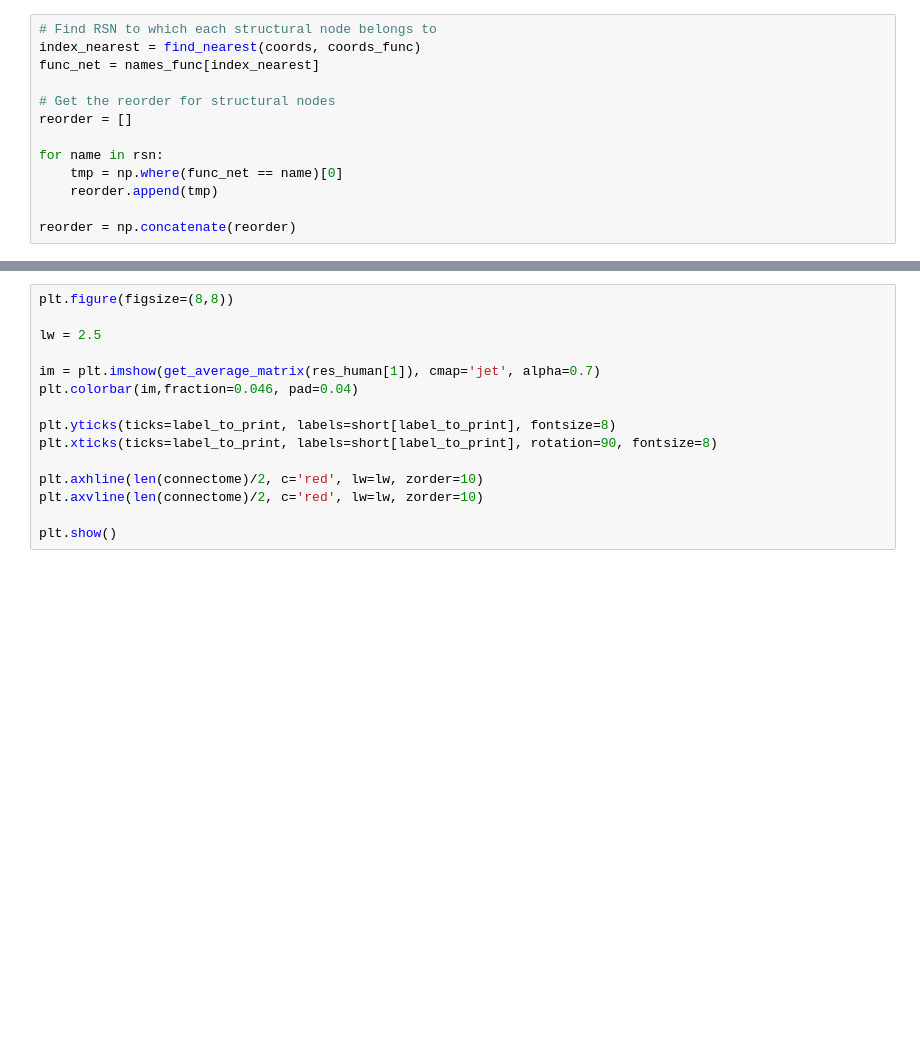
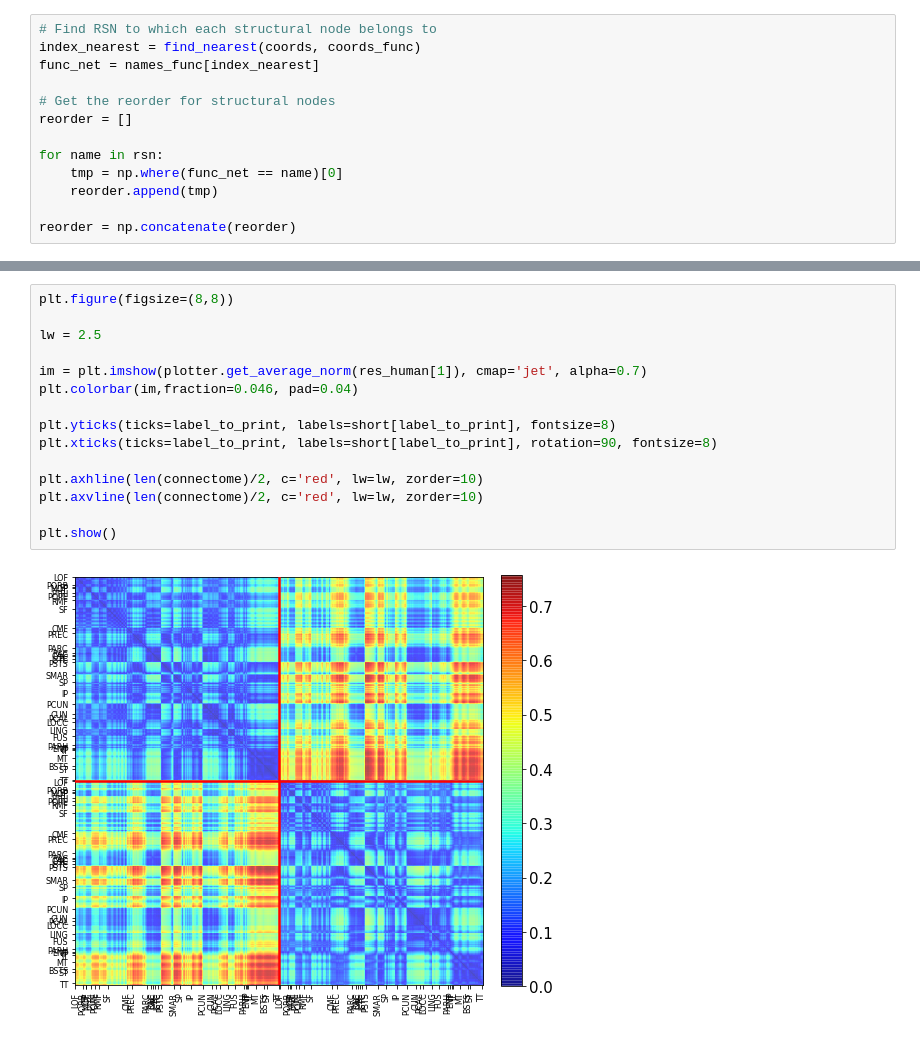
Before and after one commit to gbarzon/jacobian_geometry, a Jupyter notebook: Code_8thJune/Connectome.ipynb, the cells around one changed output, grey strips where cells are left out. Drawn from its saved outputs; the diff is of its cells as text; blank space fills up the shorter version.

```diff
--- a/Code_8thJune/Connectome.ipynb
+++ b/Code_8thJune/Connectome.ipynb
@@ -244,18 +282,20 @@ plt.show()
 # %%
 plt.figure(figsize=(8,8))
 
 lw = 2.5
 
-im = plt.imshow(get_average_matrix(res_human[1]), cmap='jet', alpha=0.7)
+im = plt.imshow(plotter.get_average_norm(res_human[1]), cmap='jet', alpha=0.7)
 plt.colorbar(im,fraction=0.046, pad=0.04)
 
 plt.yticks(ticks=label_to_print, labels=short[label_to_print], fontsize=8)
 plt.xticks(ticks=label_to_print, labels=short[label_to_print], rotation=90, fontsize=8)
 
 plt.axhline(len(connectome)/2, c='red', lw=lw, zorder=10)
 plt.axvline(len(connectome)/2, c='red', lw=lw, zorder=10)
 
 plt.show()
+# %% [output]
+[figure, added]
 # %%
 plt.figure(figsize=(8,8))
 
```
Also changed, not shown: parts of 9 cells of this notebook, 2 other files.
